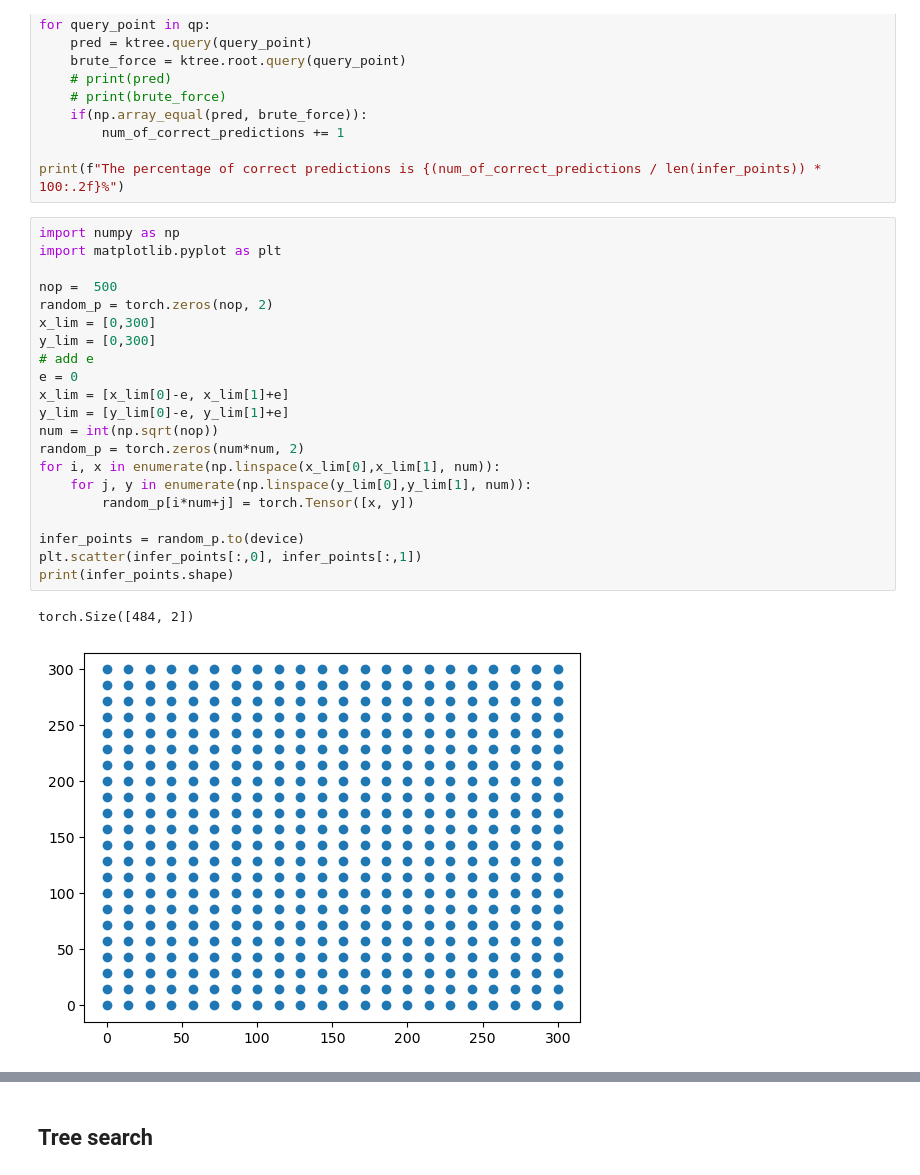
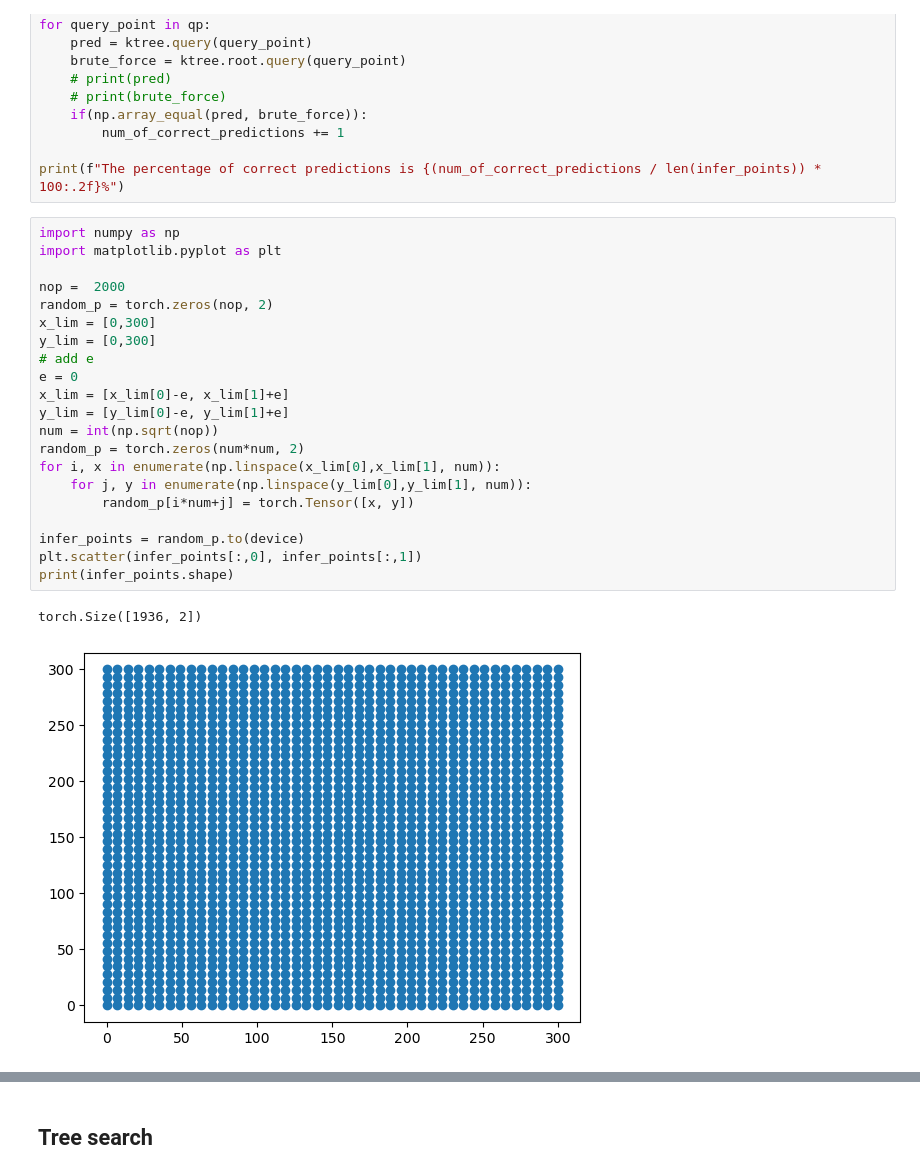
Before and after one commit to PRigas96/GeoCluster, a Jupyter notebook: class.ipynb, the cells around one changed output, grey strips where cells are left out. Saved outputs shown, nothing was run; the diff lists cells and outputs as text.

```diff
--- a/class.ipynb
+++ b/class.ipynb
@@ -197,24 +197,24 @@ print(f"The percentage of correct predictions is {(num_of_correct_predictions /
 # %%
 import numpy as np
 import matplotlib.pyplot as plt
 
-nop =  500
+nop =  2000
 random_p = torch.zeros(nop, 2)
 x_lim = [0,300]
 y_lim = [0,300]
 # add e
 e = 0
 x_lim = [x_lim[0]-e, x_lim[1]+e]
 y_lim = [y_lim[0]-e, y_lim[1]+e]
 num = int(np.sqrt(nop))
 random_p = torch.zeros(num*num, 2)
 for i, x in enumerate(np.linspace(x_lim[0],x_lim[1], num)):
     for j, y in enumerate(np.linspace(y_lim[0],y_lim[1], num)):
         random_p[i*num+j] = torch.Tensor([x, y])
 
 infer_points = random_p.to(device)
 plt.scatter(infer_points[:,0], infer_points[:,1])
 print(infer_points.shape)
 # %% [output]
-torch.Size([484, 2])
+torch.Size([1936, 2])
-[figure, old version]
+[figure, new version]
```
Also changed, not shown: parts of 4 cells of this notebook.
